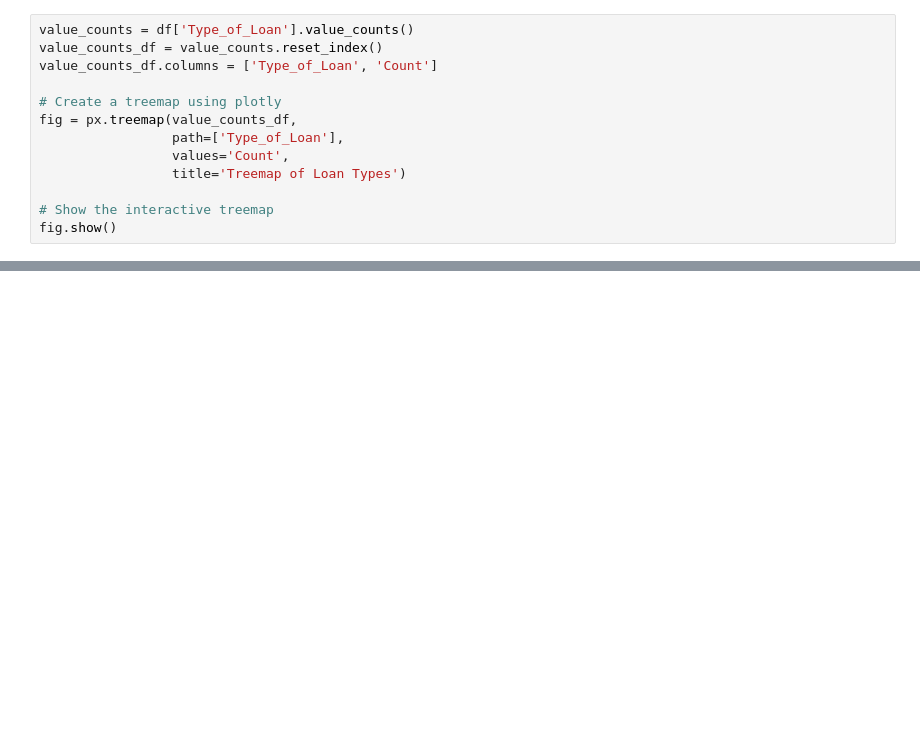
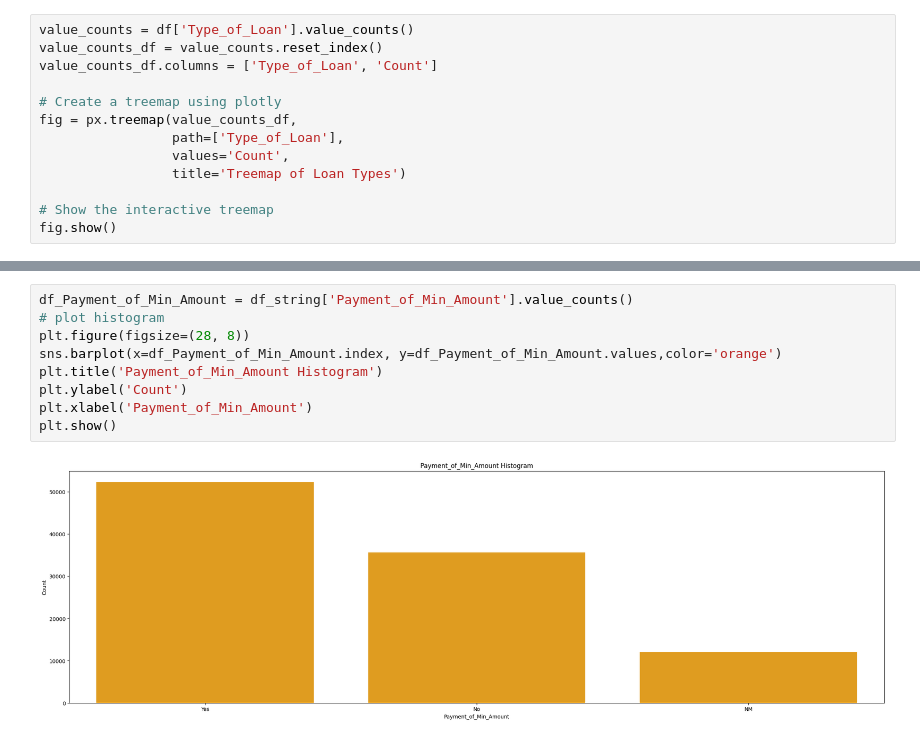
Before and after one commit to yaseen1998/AI_Orange_Course, a Jupyter notebook: Assigment/1_plot.ipynb, the cells around one changed output, grey strips where cells are left out. Saved outputs shown, nothing was run; the diff lists cells and outputs as text; blank space fills up the shorter version.

```diff
--- a/Assigment/1_plot.ipynb
+++ b/Assigment/1_plot.ipynb
@@ -83,0 +116,11 @@ fig.show()
+# %%
+df_Payment_of_Min_Amount = df_string['Payment_of_Min_Amount'].value_counts()
+# plot histogram
+plt.figure(figsize=(28, 8))
+sns.barplot(x=df_Payment_of_Min_Amount.index, y=df_Payment_of_Min_Amount.values,color='orange')
+plt.title('Payment_of_Min_Amount Histogram')
+plt.ylabel('Count')
+plt.xlabel('Payment_of_Min_Amount')
+plt.show()
+# %% [output]
+[figure, added]
```
Also changed, not shown: parts of 7 cells of this notebook, 4 other files.
